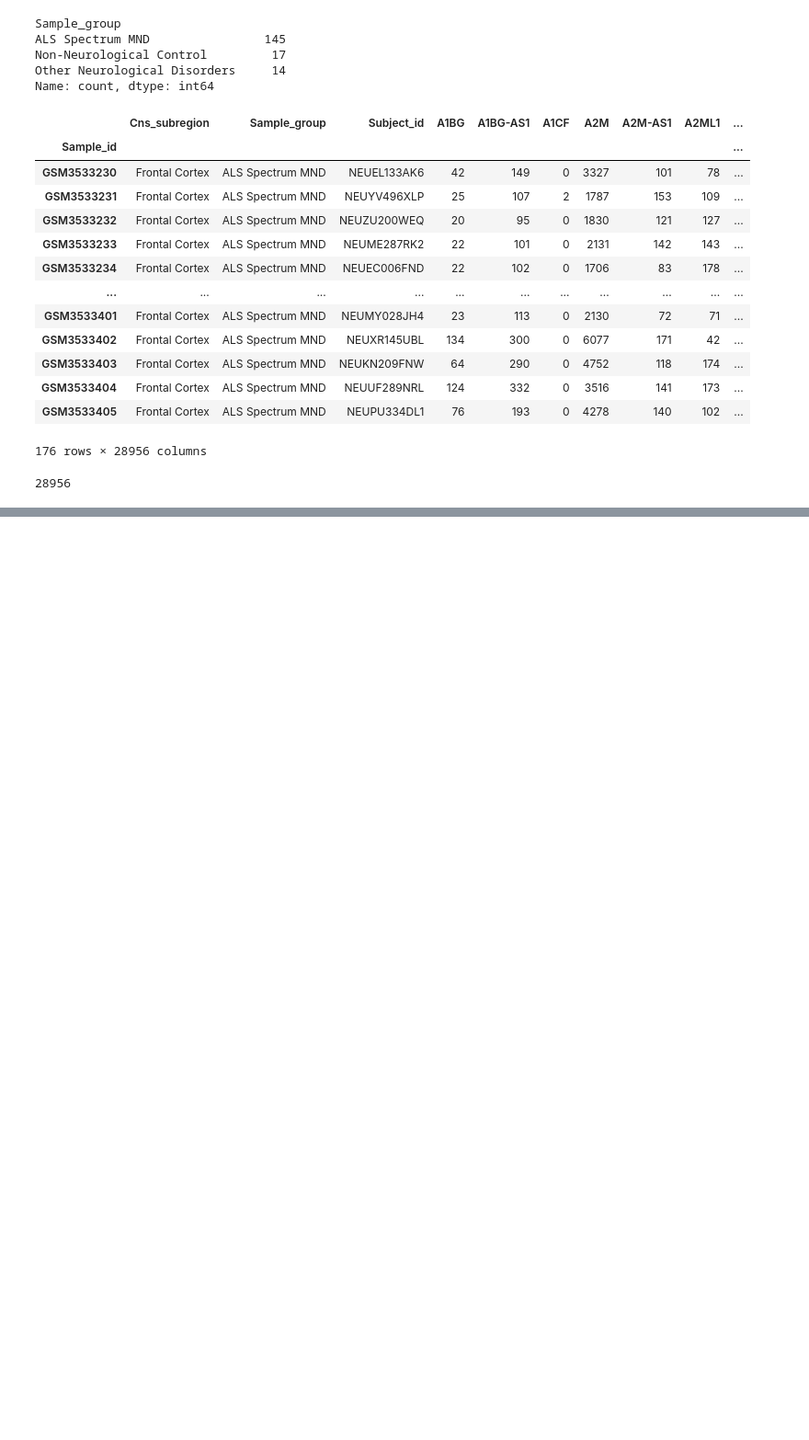
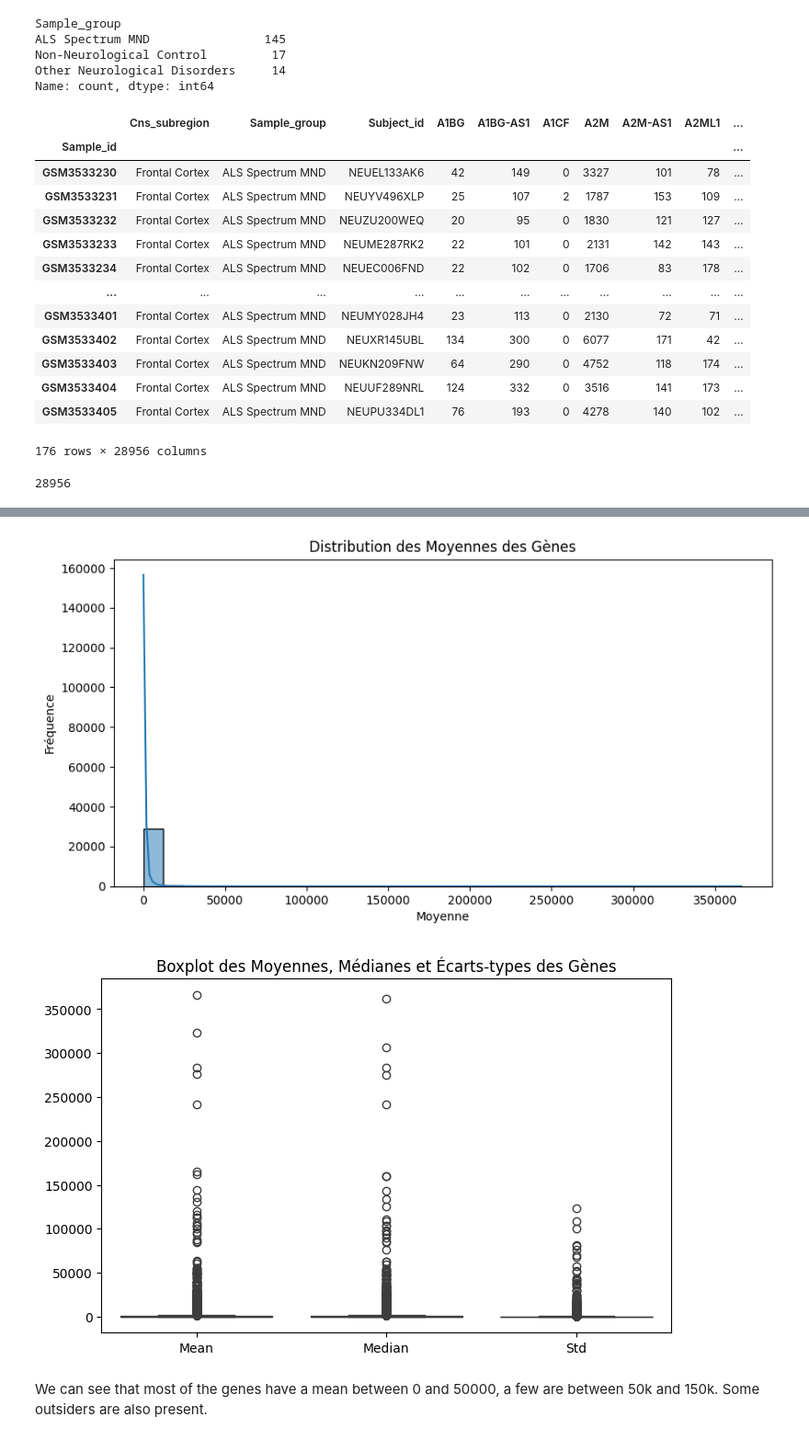
Before and after one commit to lenorabuggenhoudt/BioInfo, a Jupyter notebook: data_extraction.ipynb, the cells around one changed output, grey strips where cells are left out. Shown at 92% size. Saved outputs shown, nothing was run; the diff lists cells and outputs as text; code cells hidden in the pictures; blank space fills up the shorter version.

```diff
--- a/data_extraction.ipynb
+++ b/data_extraction.ipynb
@@ -675,0 +731,7 @@ len(c_data.get_data_matrix().columns)
+# %%
+df = c_data.get_data_genes()
+gene_stats = pd.DataFrame({
+    'Mean': df.mean(axis=0),
+    'Median': df.median(axis=0),
+    'Std': df.std(axis=0)
+})
@@ -675,0 +754,22 @@ len(c_data.get_data_matrix().columns)
+# %%
+import matplotlib.pyplot as plt
+import seaborn as sns
+
+# Histogramme des moyennes
+plt.figure(figsize=(10,5))
+sns.histplot(gene_stats['Mean'], bins=30, kde=True)
+plt.title("Distribution des Moyennes des Gènes")
+plt.xlabel("Moyenne")
+plt.ylabel("Fréquence")
+plt.show()
+
+# Boxplot des valeurs
+plt.figure(figsize=(8,5))
+sns.boxplot(data=gene_stats)
+plt.title("Boxplot des Moyennes, Médianes et Écarts-types des Gènes")
+plt.show()
+# %% [output]
+[figure, added]
+[figure, added]
+# %% [markdown]
+We can see that most of the genes have a mean between 0 and 50000, a few are between 50k and 150k. Some outsiders are also present.
```
Also changed, not shown: parts of 9 cells of this notebook.
